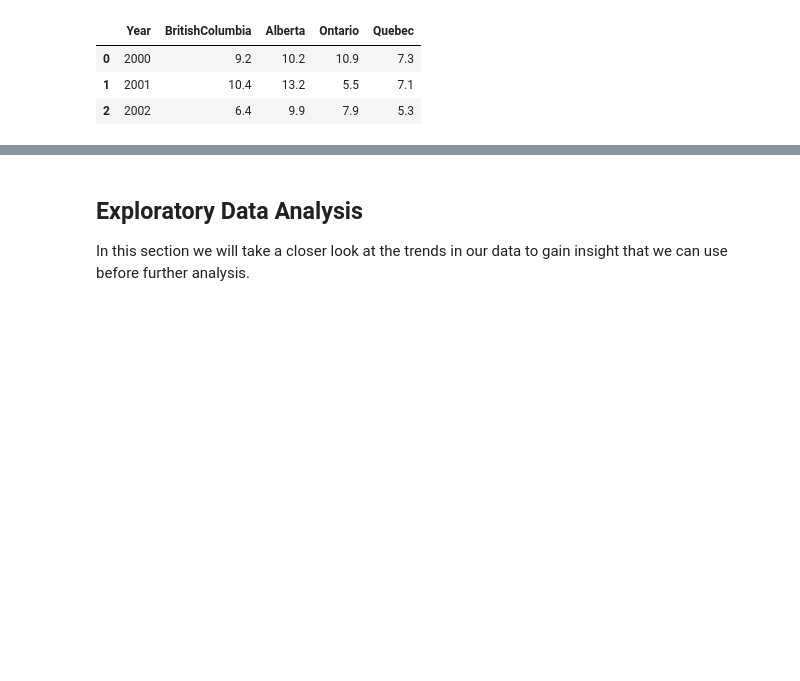
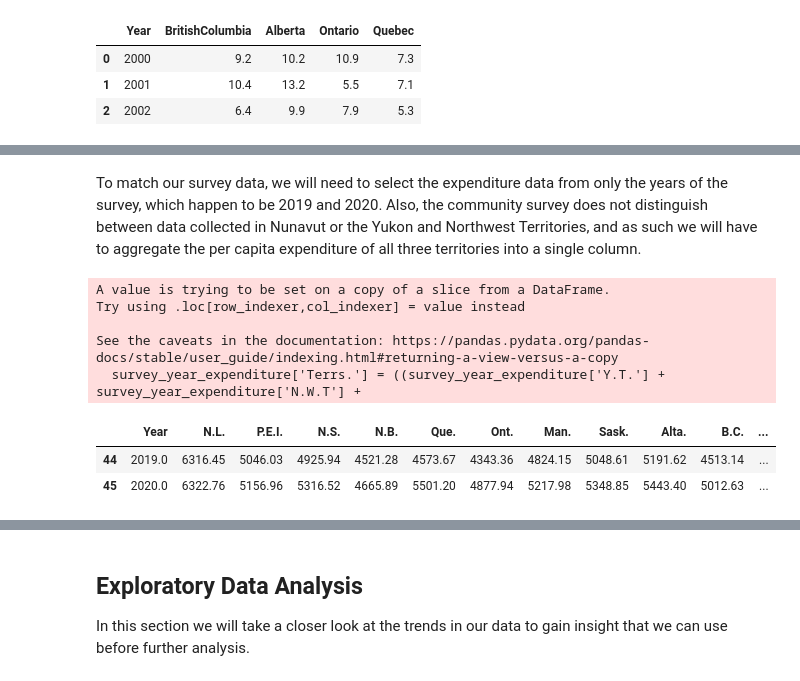
Before and after one commit to RibbitsM/368-research-proj, a Jupyter notebook: viz.ipynb, the cells around one changed output, grey strips where cells are left out. Drawn from its saved outputs; the diff is of its cells as text; code cells hidden in the pictures; blank space fills up the shorter version.

```diff
--- a/viz.ipynb
+++ b/viz.ipynb
@@ -138,0 +141,6 @@ prov_spending_df.head(3)
+# %%
+nhex_percapita = pd.read_csv('https://raw.githubusercontent.com/RibbitsM/368-research-proj/refs/heads/main/Data/nhex_prov_terr_data.csv',
+                        header=112, skiprows=lambda x: x > 160, dtype=np.float64, thousands=',', na_values='—')
+nhex_percapita.columns = ['Year', 'N.L.', 'P.E.I.', 'N.S.', 'N.B.', 'Que.', 'Ont.', 'Man.', 'Sask.', 'Alta.',
+                        'B.C.', 'Y.T.', 'N.W.T', 'Nun.', 'Canada (Average)']
+nhex_percapita.head()
@@ -138,0 +189,16 @@ prov_spending_df.head(3)
+# %% [markdown]
+To match our survey data, we will need to select the expenditure data from only the years of the survey, which happen to be 2019 and 2020. Also, the community survey does not distinguish between data collected in Nunavut or the Yukon and Northwest Territories, and as such we will have to aggregate the per capita expenditure of all three territories into a single column.
+# %%
+survey_year_expenditure = nhex_percapita[44:46]
+survey_year_expenditure['Terrs.'] = ((survey_year_expenditure['Y.T.'] + survey_year_expenditure['N.W.T'] +
+                                    survey_year_expenditure['Nun.'])/3)
+survey_year_expenditure
+# %% [output]
+A value is trying to be set on a copy of a slice from a DataFrame.
+Try using .loc[row_indexer,col_indexer] = value instead
+
+See the caveats in the documentation: https://pandas.pydata.org/pandas-docs/stable/user_guide/indexing.html#returning-a-view-versus-a-copy
+  survey_year_expenditure['Terrs.'] = ((survey_year_expenditure['Y.T.'] + survey_year_expenditure['N.W.T'] +
+|  | Year | N.L. | P.E.I. | N.S. | N.B. | Que. | Ont. | Man. | Sask. | Alta. | B.C. | ... |
+| 44 | 2019.0 | 6316.45 | 5046.03 | 4925.94 | 4521.28 | 4573.67 | 4343.36 | 4824.15 | 5048.61 | 5191.62 | 4513.14 | ... |
+| 45 | 2020.0 | 6322.76 | 5156.96 | 5316.52 | 4665.89 | 5501.20 | 4877.94 | 5217.98 | 5348.85 | 5443.40 | 5012.63 | ... |
```
Also changed, not shown: parts of 13 cells of this notebook.
